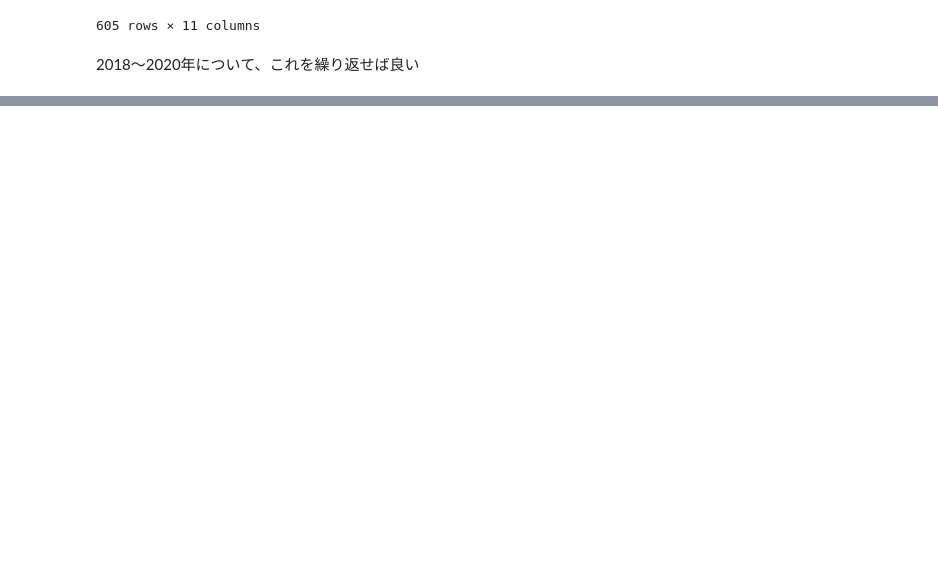
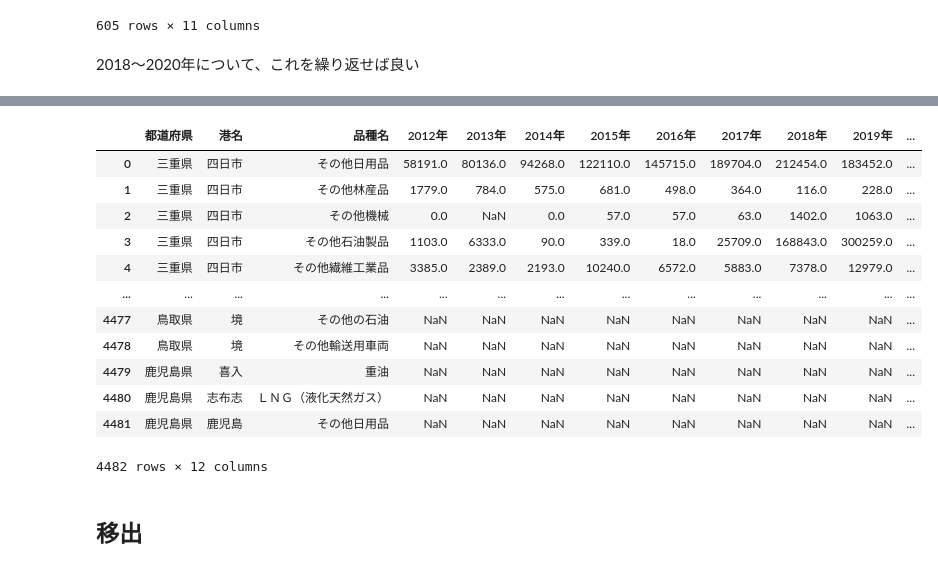
Before and after one commit to dicechick373/dicechick373, a Jupyter notebook: 播磨臨海地域の特徴.ipynb, the cells around one changed output, grey strips where cells are left out. Saved outputs shown, nothing was run; the diff lists cells and outputs as text; code cells hidden in the pictures; blank space fills up the shorter version.

```diff
--- a/播磨臨海地域の特徴.ipynb
+++ b/播磨臨海地域の特徴.ipynb
@@ -276,0 +374,31 @@ df
+# %%
+params_import = [
+    { 'time' : '2012年' , 'url' : 'https://www.mlit.go.jp/common/001277672.xls' },
+    { 'time' : '2013年' , 'url' : 'https://www.mlit.go.jp/common/001277688.xls' },
+    { 'time' : '2014年' , 'url' : 'https://www.mlit.go.jp/common/001277703.xls' },
+    { 'time' : '2015年' , 'url' : 'https://www.mlit.go.jp/common/001277717.xls' },
+    { 'time' : '2016年' , 'url' : 'https://www.mlit.go.jp/k-toukei/content/001448500.xlsx' },
+    { 'time' : '2017年' , 'url' : 'https://www.mlit.go.jp/common/001277753.xls' },
+    { 'time' : '2018年' , 'url' : 'https://www.mlit.go.jp/k-toukei/content/001448546.xlsx' },
+    { 'time' : '2019年' , 'url' : 'https://www.mlit.go.jp/k-toukei/content/001448583.xlsx' },
+    { 'time' : '2020年' , 'url' : 'https://www.mlit.go.jp/k-toukei/content/001448038.xlsx' },
+]
+# %%
+df_import = get_merge_dataframe(params_import)
+df_import
+# %% [output]
+|  | 都道府県 | 港名 | 品種名 | 2012年 | 2013年 | 2014年 | 2015年 | 2016年 | 2017年 | 2018年 | 2019年 | ... |
+| 0 | 三重県 | 四日市 | その他日用品 | 58191.0 | 80136.0 | 94268.0 | 122110.0 | 145715.0 | 189704.0 | 212454.0 | 183452.0 | ... |
+| 1 | 三重県 | 四日市 | その他林産品 | 1779.0 | 784.0 | 575.0 | 681.0 | 498.0 | 364.0 | 116.0 | 228.0 | ... |
+| 2 | 三重県 | 四日市 | その他機械 | 0.0 | NaN | 0.0 | 57.0 | 57.0 | 63.0 | 1402.0 | 1063.0 | ... |
+| 3 | 三重県 | 四日市 | その他石油製品 | 1103.0 | 6333.0 | 90.0 | 339.0 | 18.0 | 25709.0 | 168843.0 | 300259.0 | ... |
+| 4 | 三重県 | 四日市 | その他繊維工業品 | 3385.0 | 2389.0 | 2193.0 | 10240.0 | 6572.0 | 5883.0 | 7378.0 | 12979.0 | ... |
+| ... | ... | ... | ... | ... | ... | ... | ... | ... | ... | ... | ... | ... |
+| 4477 | 鳥取県 | 境 | その他の石油 | NaN | NaN | NaN | NaN | NaN | NaN | NaN | NaN | ... |
+| 4478 | 鳥取県 | 境 | その他輸送用車両 | NaN | NaN | NaN | NaN | NaN | NaN | NaN | NaN | ... |
+| 4479 | 鹿児島県 | 喜入 | 重油 | NaN | NaN | NaN | NaN | NaN | NaN | NaN | NaN | ... |
+| 4480 | 鹿児島県 | 志布志 | ＬＮＧ（液化天然ガス） | NaN | NaN | NaN | NaN | NaN | NaN | NaN | NaN | ... |
+| 4481 | 鹿児島県 | 鹿児島 | その他日用品 | NaN | NaN | NaN | NaN | NaN | NaN | NaN | NaN | ... |
+4482 rows × 12 columns
+# %% [markdown]
+## 移出
```
Also changed, not shown: parts of 23 cells of this notebook.
